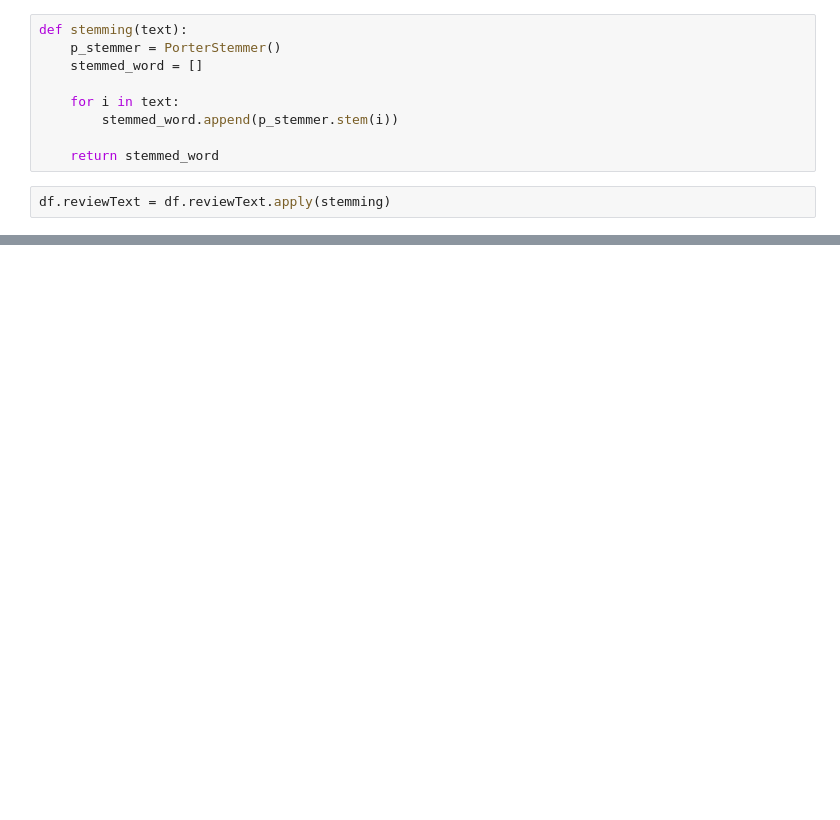
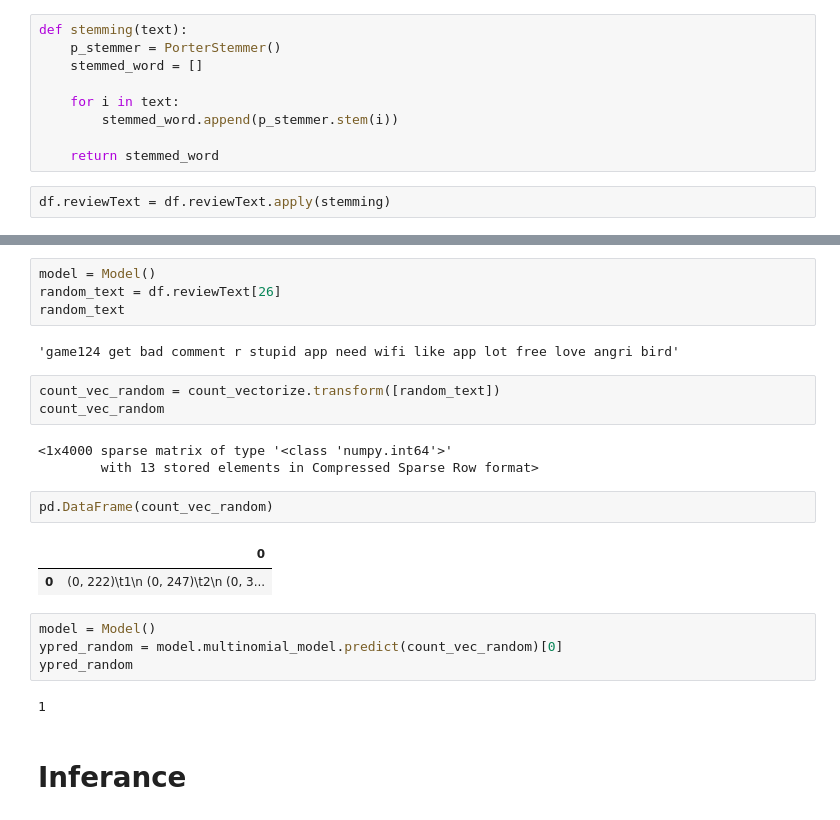
Before and after one commit to avimallik/amazon_reviews_sentiment_analysis_naive_bayes, a Jupyter notebook: amazon_reviews_sentiment_analysis_naive_bayes.ipynb, the cells around one changed output, grey strips where cells are left out. Cells and saved outputs as stored; diff of their text form; blank space fills up the shorter version.

```diff
--- a/amazon_reviews_sentiment_analysis_naive_bayes.ipynb
+++ b/amazon_reviews_sentiment_analysis_naive_bayes.ipynb
@@ -165,0 +291,25 @@ df.head()
+# %%
+model = Model()
+random_text = df.reviewText[26]
+random_text
+# %% [output]
+'game124 get bad comment r stupid app need wifi like app lot free love angri bird'
+# %%
+count_vec_random = count_vectorize.transform([random_text])
+count_vec_random
+# %% [output]
+<1x4000 sparse matrix of type '<class 'numpy.int64'>'
+        with 13 stored elements in Compressed Sparse Row format>
+# %%
+pd.DataFrame(count_vec_random)
+# %% [output]
+|  | 0 |
+| 0 | (0, 222)\t1\n (0, 247)\t2\n (0, 3... |
+# %%
+model = Model()
+ypred_random = model.multinomial_model.predict(count_vec_random)[0]
+ypred_random
+# %% [output]
+1
+# %% [markdown]
+# Inferance
```
Also changed, not shown: parts of 31 cells of this notebook, 1 other file.
